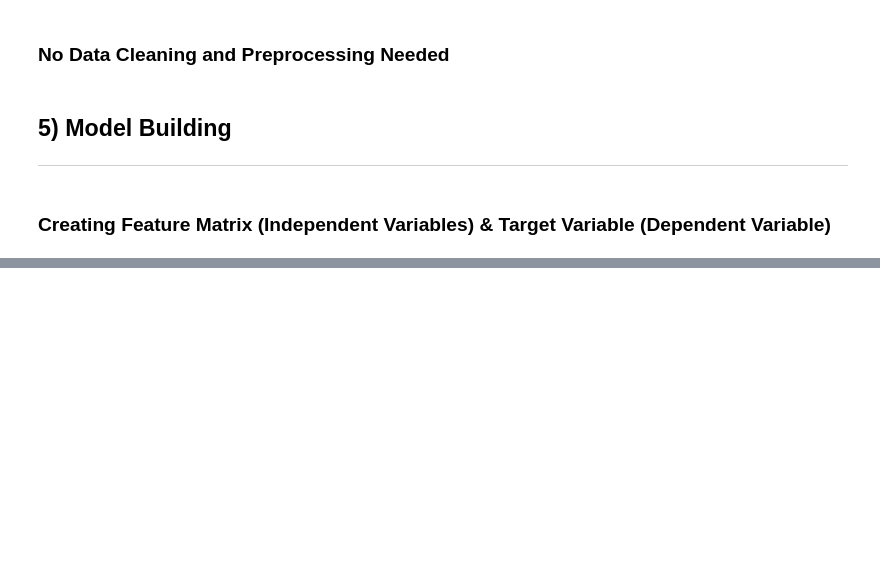
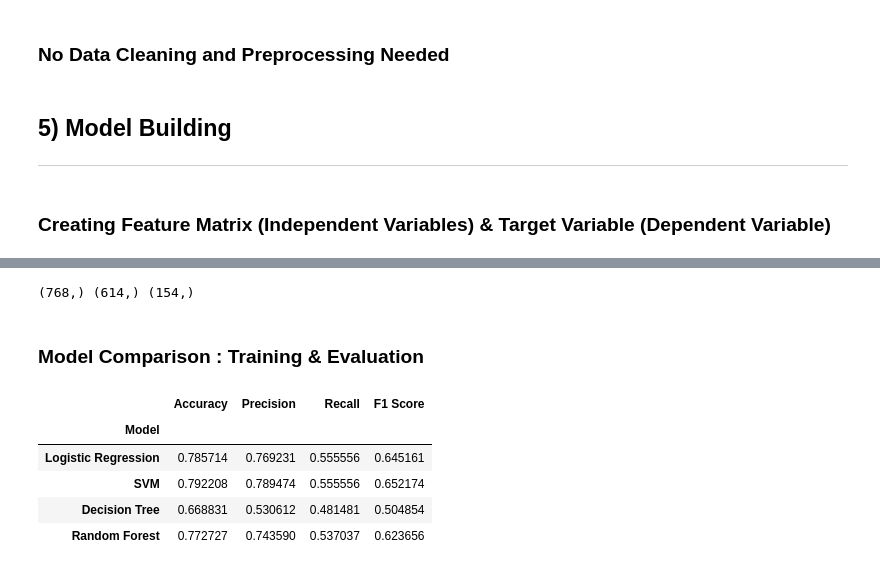
Before and after one commit to manishkr1754/30_Days_30_ML_Projects_Challenge, a Jupyter notebook: Day2_Project2_Diabetes Prediction.ipynb, the cells around one changed output, grey strips where cells are left out. Drawn from its saved outputs; the diff is of its cells as text; code cells hidden in the pictures; blank space fills up the shorter version.

Commit message:
Completed Model Building

```diff
--- a/Day2_Project2_Diabetes Prediction.ipynb
+++ b/Day2_Project2_Diabetes Prediction.ipynb
@@ -190,4 +248,6 @@ print(Y)
 # %%
-X_train, X_test, Y_train, Y_test = train_test_split(X,Y, test_size = 0.2, stratify=Y, random_state=2)
+from sklearn.model_selection import train_test_split
+
+X_train, X_test, y_train, y_test = train_test_split(X, y, test_size=0.2, stratify=y, random_state=45)
 # %%
 print(X.shape, X_train.shape, X_test.shape)
@@ -194,5 +255,0 @@ print(X.shape, X_train.shape, X_test.shape)
-# %%
-classifier = svm.SVC(kernel='linear')
-# %%
-#training the support vector Machine Classifier
-classifier.fit(X_train, Y_train)
@@ -210,0 +256,39 @@ print('Accuracy score of the test data : ', test_data_accuracy)
+# %%
+print(y.shape, y_train.shape, y_test.shape)
+# %% [output]
+(768,) (614,) (154,)
+# %% [markdown]
+### Model Comparison : Training & Evaluation
+# %%
+models = [LogisticRegression, SVC, DecisionTreeClassifier, RandomForestClassifier]
+accuracy_scores = []
+precision_scores = []
+recall_scores = []
+f1_scores = []
+
+for model in models:
+    classifier = model().fit(X_train, y_train)
+    y_pred = classifier.predict(X_test)
+
+    accuracy_scores.append(accuracy_score(y_test, y_pred))
+    precision_scores.append(precision_score(y_test, y_pred))
+    recall_scores.append(recall_score(y_test, y_pred))
+    f1_scores.append(f1_score(y_test, y_pred))
+# %%
+classification_metrics_df = pd.DataFrame({
+    "Model": ["Logistic Regression", "SVM", "Decision Tree", "Random Forest"],
+    "Accuracy": accuracy_scores,
+    "Precision": precision_scores,
+    "Recall": recall_scores,
+    "F1 Score": f1_scores
+})
+
+classification_metrics_df.set_index('Model', inplace=True)
+classification_metrics_df
+# %% [output]
+|  | Accuracy | Precision | Recall | F1 Score |
+| Model |  |  |  |  |
+| Logistic Regression | 0.785714 | 0.769231 | 0.555556 | 0.645161 |
+| SVM | 0.792208 | 0.789474 | 0.555556 | 0.652174 |
+| Decision Tree | 0.668831 | 0.530612 | 0.481481 | 0.504854 |
+| Random Forest | 0.772727 | 0.743590 | 0.537037 | 0.623656 |
```
Also changed, not shown: parts of 18 cells of this notebook.
